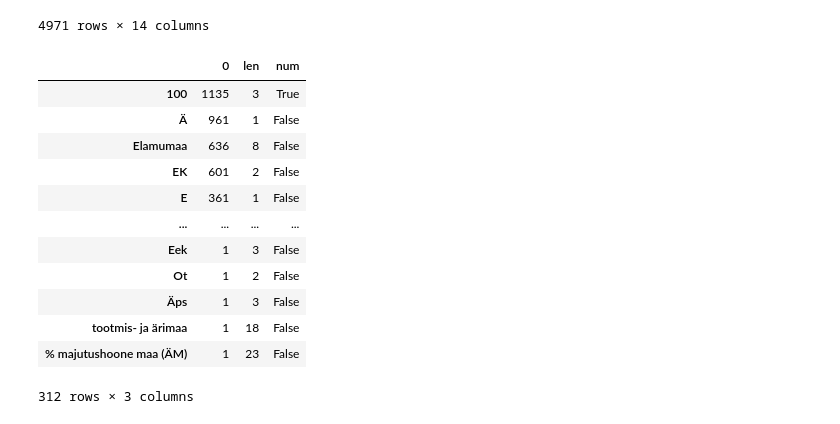
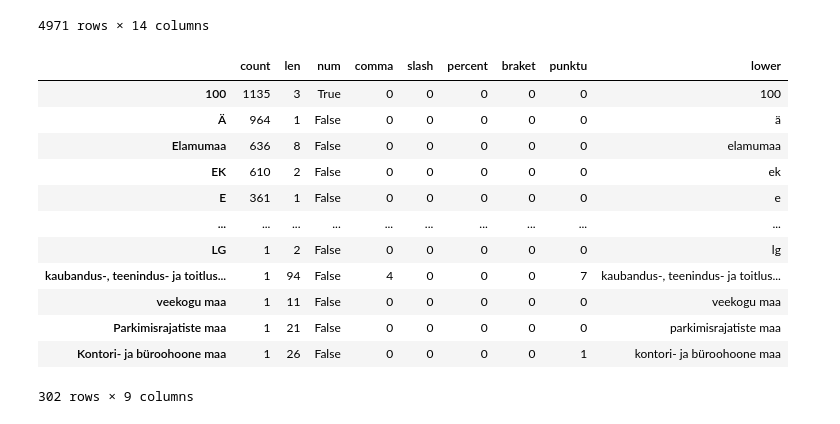
Before and after one commit to taavip/MAPlaneeringud, a Jupyter notebook: plan_analyys.ipynb, the cells around one changed output. Drawn from its saved outputs; the diff is of its cells as text; code cells hidden in the pictures.

```diff
--- a/plan_analyys.ipynb
+++ b/plan_analyys.ipynb
@@ -252,7 +249,7 @@ df
 4971 rows × 12 columns
 # %%
 def strip_element(my_list):
-  return list(filter(lambda x: x != "", [x.strip() for x in my_list]))
+  return list(filter(lambda x: x != "", [x.strip().replace('=','').replace('<','').replace('>','').replace('%','') for x in my_list]))
 # %%
 df["otstarve_l"] = df["otstarve"].str.split(r'(\d+)')
 #df["otstarve_l"] = df["otstarve_l"].str.strip()
@@ -280,22 +277,30 @@ df
 # %%
 def to_1D(series):
  return pd.Series([x for _list in series for x in _list])
-# %%
-count_so=to_1D(df["otstarve_l"]).value_counts().to_frame()
-count_so['len']=count_so.index.str.len()
-count_so['num']=count_so.index.str.isnumeric()
-count_so
-# %% [output]
-|  | 0 | len | num |
-| 100 | 1135 | 3 | True |
-| Ä | 961 | 1 | False |
-| Elamumaa | 636 | 8 | False |
-| EK | 601 | 2 | False |
-| E | 361 | 1 | False |
-| ... | ... | ... | ... |
-| Eek | 1 | 3 | False |
-| Ot | 1 | 2 | False |
-| Äps | 1 | 3 | False |
-| tootmis- ja ärimaa | 1 | 18 | False |
-| % majutushoone maa (ÄM) | 1 | 23 | False |
-312 rows × 3 columns
+# %%
+import string
+import re
+count_so=to_1D(df["otstarve_l"]).value_counts().to_frame('count')
+count_so['len']=count_so.index.str.len()
+count_so['num']=count_so.index.str.isnumeric()
+count_so['comma']=count_so.index.str.count(",")
+count_so['slash']=count_so.index.str.count("/")
+count_so['percent']=count_so.index.str.count("%")
+count_so['braket']= count_so.index.str.count('\(') + count_so.index.str.count('\)')
+count_so['punktu']= count_so.index.str.count(f'[{re.escape(string.punctuation)}]')
+count_so['lower']=count_so.index.str.lower()
+count_so
+# %% [output]
+|  | count | len | num | comma | slash | percent | braket | punktu | lower |
+| 100 | 1135 | 3 | True | 0 | 0 | 0 | 0 | 0 | 100 |
+| Ä | 964 | 1 | False | 0 | 0 | 0 | 0 | 0 | ä |
+| Elamumaa | 636 | 8 | False | 0 | 0 | 0 | 0 | 0 | elamumaa |
+| EK | 610 | 2 | False | 0 | 0 | 0 | 0 | 0 | ek |
+| E | 361 | 1 | False | 0 | 0 | 0 | 0 | 0 | e |
+| ... | ... | ... | ... | ... | ... | ... | ... | ... | ... |
+| LG | 1 | 2 | False | 0 | 0 | 0 | 0 | 0 | lg |
+| kaubandus-, teenindus- ja toitlus... | 1 | 94 | False | 4 | 0 | 0 | 0 | 7 | kaubandus-, teenindus- ja toitlus... |
+| veekogu maa | 1 | 11 | False | 0 | 0 | 0 | 0 | 0 | veekogu maa |
+| Parkimisrajatiste maa | 1 | 21 | False | 0 | 0 | 0 | 0 | 0 | parkimisrajatiste maa |
+| Kontori- ja büroohoone maa | 1 | 26 | False | 0 | 0 | 0 | 0 | 1 | kontori- ja büroohoone maa |
+302 rows × 9 columns
```
Also changed, not shown: parts of 3 cells of this notebook.
